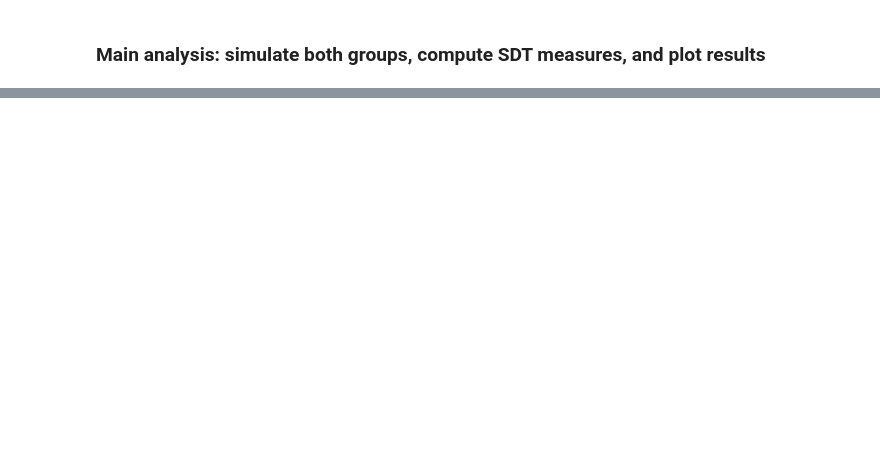
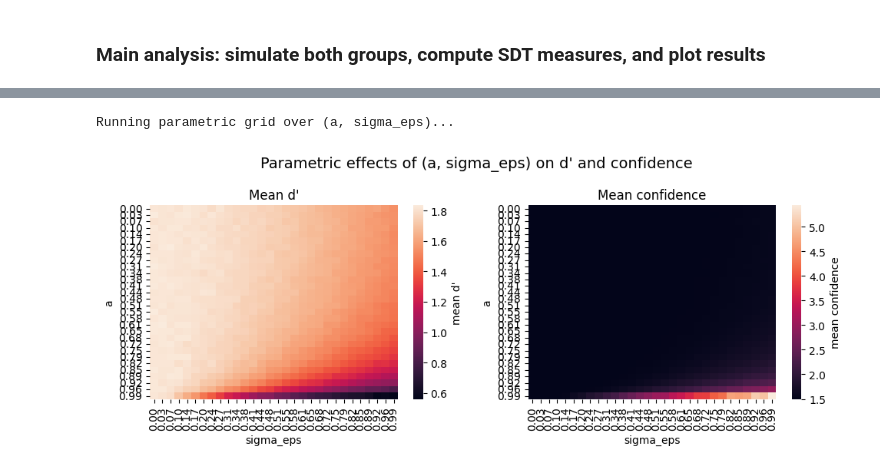
Before and after one commit to davidejongheTheoryandResearch/simulationsHmfc, a Jupyter notebook: simulations.ipynb, the cells around one changed output, grey strips where cells are left out. Cells and saved outputs as stored; diff of their text form; code cells hidden in the pictures; blank space fills up the shorter version.

```diff
--- a/simulations.ipynb
+++ b/simulations.ipynb
@@ -450,0 +635,24 @@ Confidence: t = -19.024, p = 1.688e-24
+# %%
+# -----------------------------
+# Parametric grid: heatmaps over a x sigma_eps
+# -----------------------------
+
+# You can easily change these to a finer grid later
+a_values = np.linspace(0.0, 0.99, 30)   # 30 values from 0 t.e.m. 0.99
+sigma_values = np.linspace(0.0, 0.99, 30)  # 30 values from 0 t.e.m. 0.99
+
+print("\nRunning parametric grid over (a, sigma_eps)...")
+mean_d_grid, mean_conf_grid = param_grid(
+        a_values=a_values,
+        sigma_values=sigma_values,
+        n_subj=300,          # you can increase this for smoother estimates
+        n_trials=500,
+        n_inputs=n_inputs,
+        d_true=d_true,
+        seed=None,
+    )
+
+plot_param_heatmaps(a_values, sigma_values, mean_d_grid, mean_conf_grid)
+# %% [output]
+Running parametric grid over (a, sigma_eps)...
+[figure, added]
```
Also changed, not shown: parts of 9 cells of this notebook.
